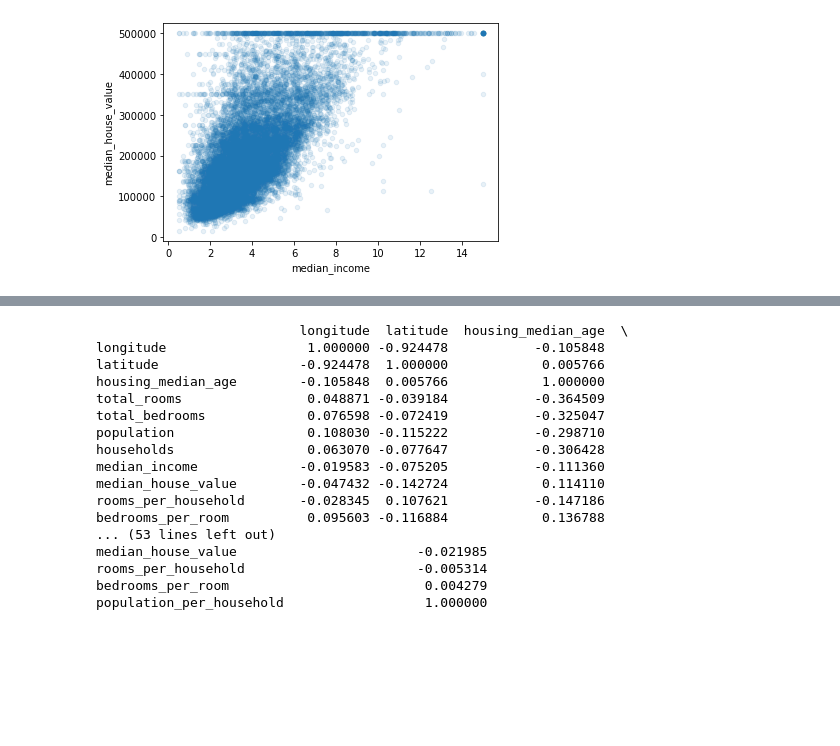
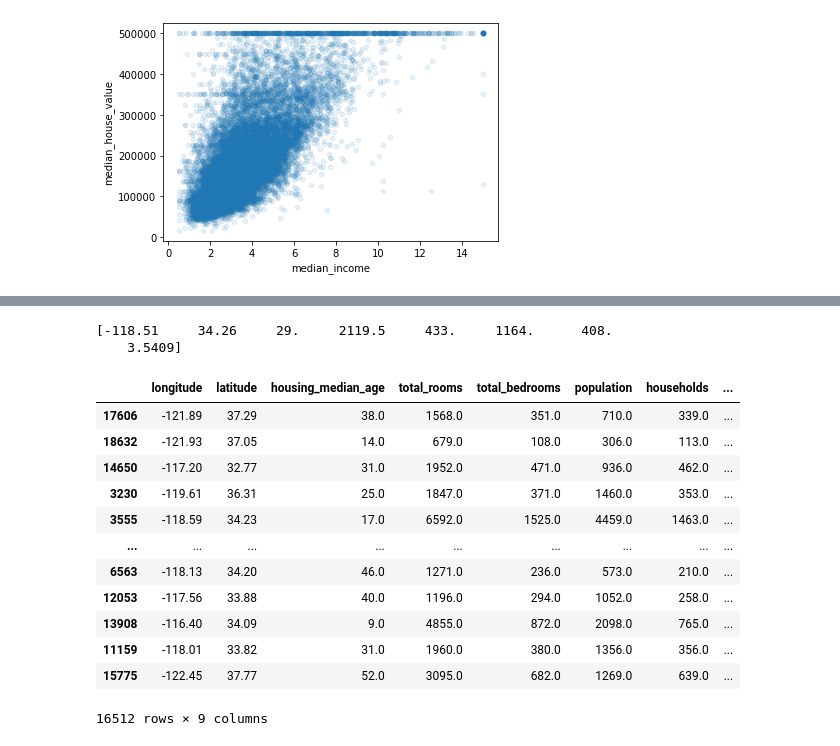
Before and after one commit to AndrejAlpatov/ml_summer_exercise, a Jupyter notebook: notebooks/Housing.ipynb, the cells around one changed output, grey strips where cells are left out. Cells and saved outputs as stored; diff of their text form; code cells hidden in the pictures; blank space fills up the shorter version.

Commit message:
Code: add replacing NaNs with median values Code: replace text categorical values with numerical

```diff
--- a/notebooks/Housing.ipynb
+++ b/notebooks/Housing.ipynb
@@ -184,20 +203,0 @@ housing["population_per_household"]=housing["population"]/housing["households"]
-# %%
-print(housing.corr())
-# %% [output]
-                          longitude  latitude  housing_median_age  \
-longitude                  1.000000 -0.924478           -0.105848
-latitude                  -0.924478  1.000000            0.005766
-housing_median_age        -0.105848  0.005766            1.000000
-total_rooms                0.048871 -0.039184           -0.364509
-total_bedrooms             0.076598 -0.072419           -0.325047
-population                 0.108030 -0.115222           -0.298710
-households                 0.063070 -0.077647           -0.306428
-median_income             -0.019583 -0.075205           -0.111360
-median_house_value        -0.047432 -0.142724            0.114110
-rooms_per_household       -0.028345  0.107621           -0.147186
-bedrooms_per_room          0.095603 -0.116884            0.136788
-... (53 lines left out)
-median_house_value                       -0.021985
-rooms_per_household                      -0.005314
-bedrooms_per_room                         0.004279
-population_per_household                  1.000000
@@ -203,0 +212,55 @@ population_per_household                  1.000000
+# %%
+# Replacing NaNs with median values
+
+from sklearn.impute import SimpleImputer # class to take care of missing values
+
+imputer = SimpleImputer(strategy="median")# replace NaN with median value
+imputer.fit(housing_num)# fit the imputer instance to the training data
+print(imputer.statistics_)
+X = imputer.transform(housing_num)# replacing missing values with the learned medians
+# X is a NumPy array containing the transformed features Put it back into a pandas DataFrame
+housing_tr = pd.DataFrame(X, columns=housing_num.columns, index=housing_num.index)
+
+# Replacing NaNs with median values only in the column 'total_bedrooms' of the housing DatsFrame
+median = housing["total_bedrooms"].median() # option 3
+housing["total_bedrooms"].fillna(median, inplace=True)
+# %% [output]
+[-118.51     34.26     29.     2119.5     433.     1164.      408.
+    3.5409]
+# %%
+# Replacing category values with numerical
+
+housing_cat = housing[["ocean_proximity"]]
+
+from sklearn.preprocessing import OrdinalEncoder
+from sklearn.preprocessing import OneHotEncoder
+
+# Each category value gets its own number.
+ordinal_encoder=OrdinalEncoder()
+# Saving numbers to an array.
+housing_cat_encoded=ordinal_encoder.fit_transform(housing_cat)
+ordinal_encoder.categories_
+
+# For each category value, a column is created with a value of 1 for that value and 0 for all others
+cat_encoder = OneHotEncoder()
+# Saving to a sparse matrix. Coulde be transformed to array with .toarray()
+housing_cat_1hot = cat_encoder.fit_transform(housing_cat)
+housing_cat_1hot.toarray()
+cat_encoder.categories_
+
+# replace text in column ocean_proximity with numerical values
+housing['ocean_proximity']=housing_cat_encoded.astype('int')
+# %% [output]
+|  | longitude | latitude | housing_median_age | total_rooms | total_bedrooms | population | households | ... |
+| 17606 | -121.89 | 37.29 | 38.0 | 1568.0 | 351.0 | 710.0 | 339.0 | ... |
+| 18632 | -121.93 | 37.05 | 14.0 | 679.0 | 108.0 | 306.0 | 113.0 | ... |
+| 14650 | -117.20 | 32.77 | 31.0 | 1952.0 | 471.0 | 936.0 | 462.0 | ... |
+| 3230 | -119.61 | 36.31 | 25.0 | 1847.0 | 371.0 | 1460.0 | 353.0 | ... |
+| 3555 | -118.59 | 34.23 | 17.0 | 6592.0 | 1525.0 | 4459.0 | 1463.0 | ... |
+| ... | ... | ... | ... | ... | ... | ... | ... | ... |
+| 6563 | -118.13 | 34.20 | 46.0 | 1271.0 | 236.0 | 573.0 | 210.0 | ... |
+| 12053 | -117.56 | 33.88 | 40.0 | 1196.0 | 294.0 | 1052.0 | 258.0 | ... |
+| 13908 | -116.40 | 34.09 | 9.0 | 4855.0 | 872.0 | 2098.0 | 765.0 | ... |
+| 11159 | -118.01 | 33.82 | 31.0 | 1960.0 | 380.0 | 1356.0 | 356.0 | ... |
+| 15775 | -122.45 | 37.77 | 52.0 | 3095.0 | 682.0 | 1269.0 | 639.0 | ... |
+16512 rows × 9 columns
```
Also changed, not shown: parts of 2 cells of this notebook.
